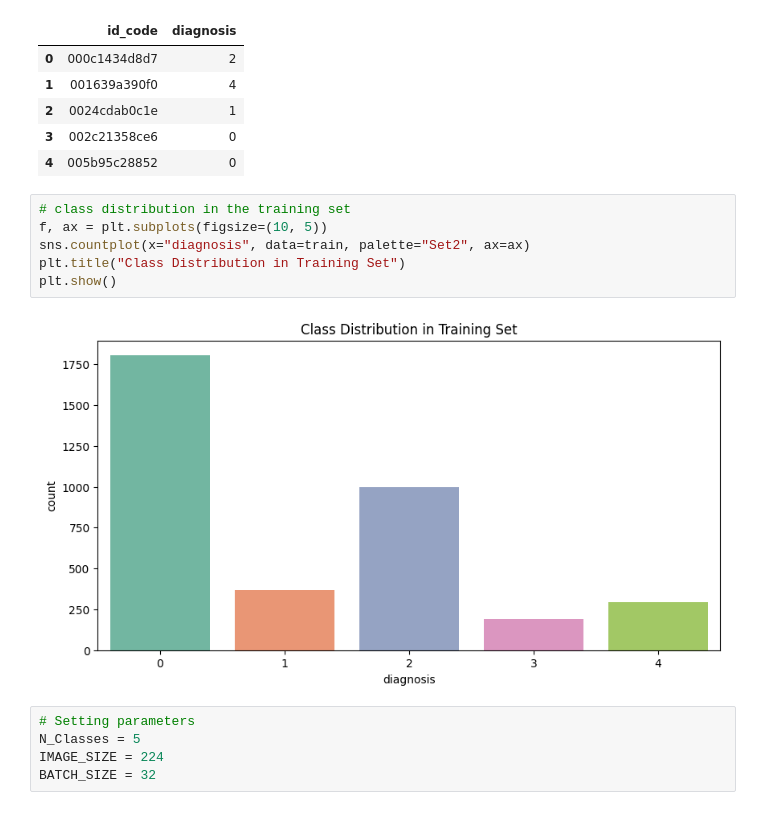
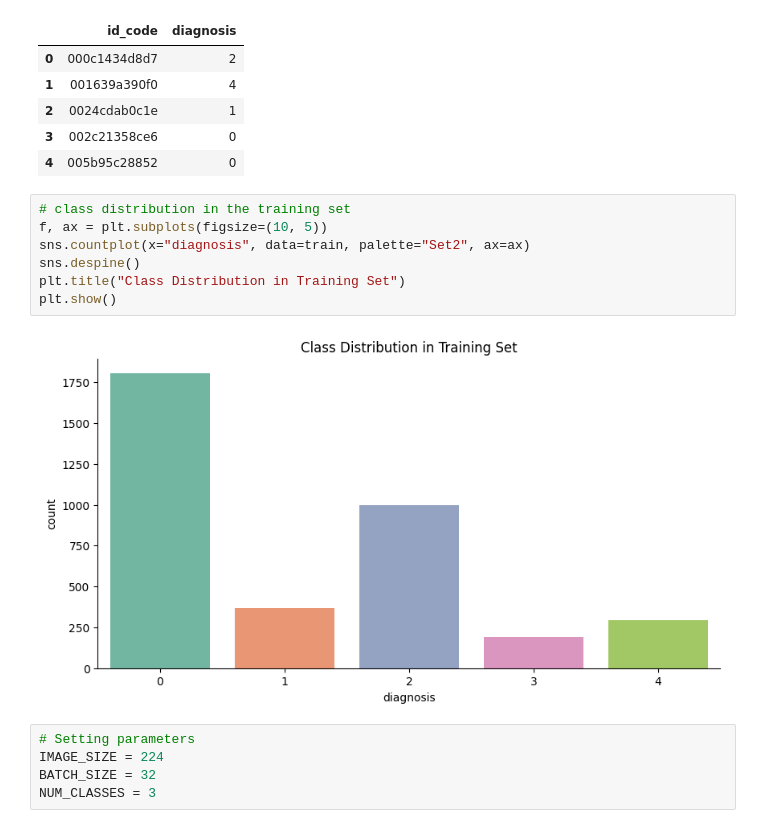
Before and after one commit to SESWAMODELSCHOOL/Early-Detection-of-Blindness-from-Retinal-Images-using-CNN, a Jupyter notebook: diabetic-retinopathy-detection.ipynb, the cells around one changed output. Saved outputs shown, nothing was run; the diff lists cells and outputs as text.

Commit message:
Data Augmentation and Defining New Classes

```diff
--- a/diabetic-retinopathy-detection.ipynb
+++ b/diabetic-retinopathy-detection.ipynb
@@ -52,16 +53,17 @@ train.head()
 # %%
 # class distribution in the training set
 f, ax = plt.subplots(figsize=(10, 5))
 sns.countplot(x="diagnosis", data=train, palette="Set2", ax=ax)
+sns.despine()
 plt.title("Class Distribution in Training Set")
 plt.show()
 # %% [output]
-[figure, old version]
+[figure, new version]
 # %%
 # Setting parameters
-N_Classes = 5
 IMAGE_SIZE = 224
 BATCH_SIZE = 32
+NUM_CLASSES = 3
 # %%
 label_dic = {
     "0":"No DR",
```
Also changed, not shown: parts of 11 cells of this notebook.
